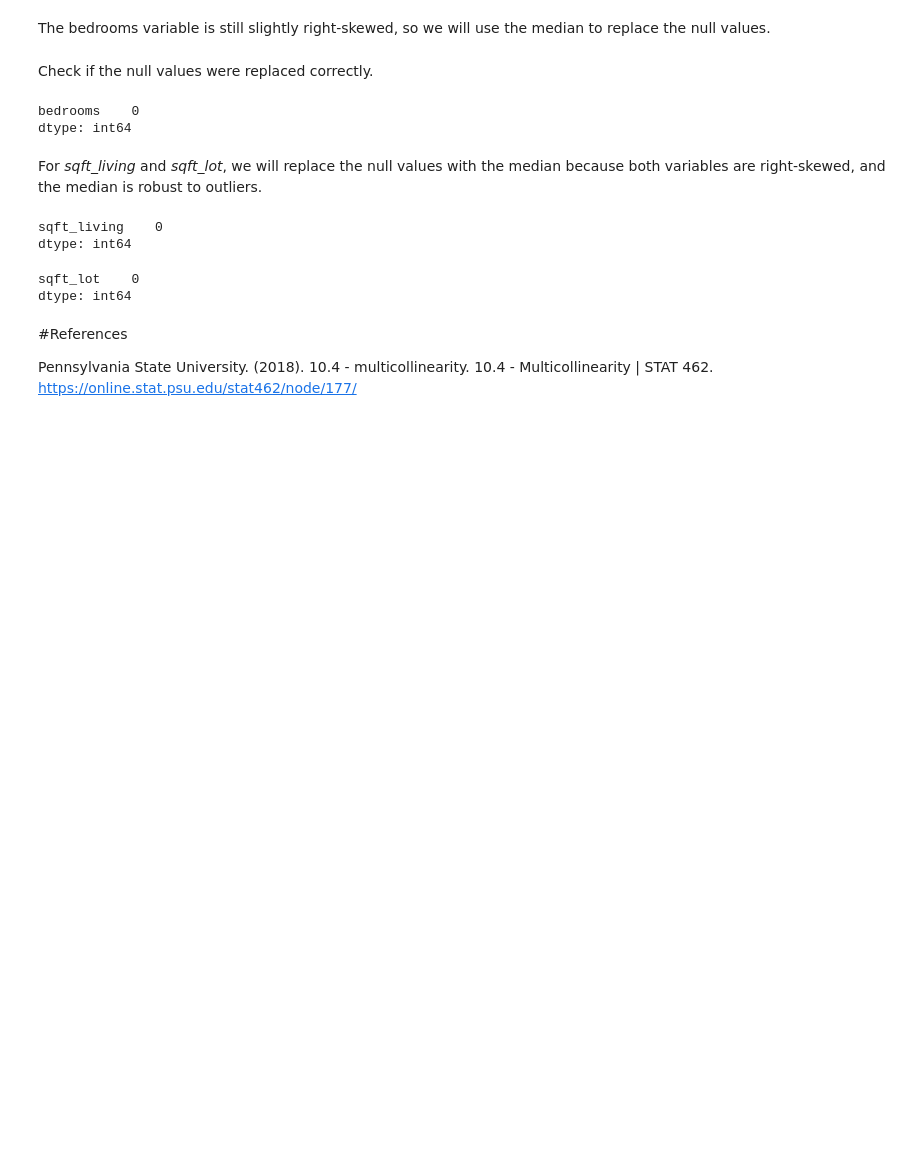
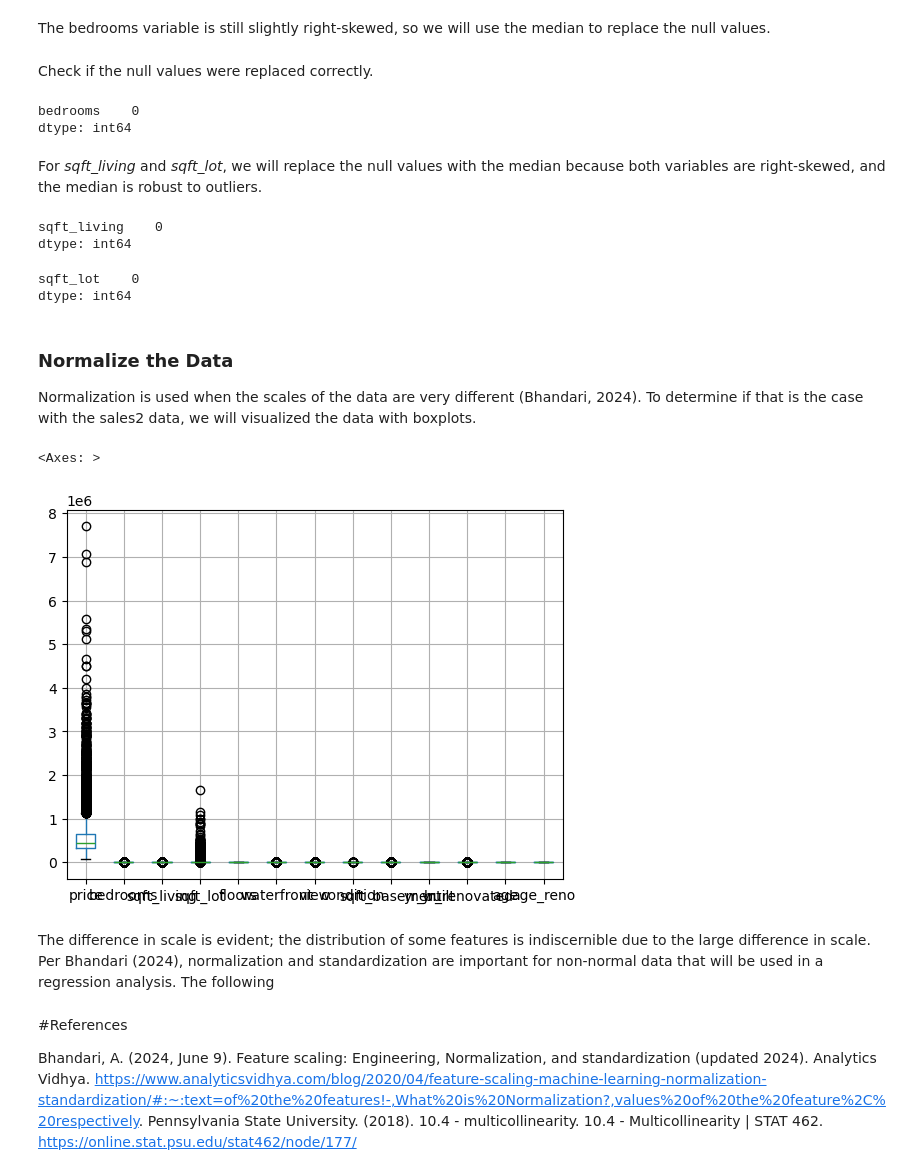
Before and after one commit to celdev-1190/ads500b, a Jupyter notebook: house_sales_regression.ipynb, the cells around one changed output. Drawn from its saved outputs; the diff is of its cells as text; code cells hidden in the pictures; blank space fills up the shorter version.

Commit message:
Added section for normalization, boxplots for all features, and added new information and reference from Analytics Vidhya.

```diff
--- a/house_sales_regression.ipynb
+++ b/house_sales_regression.ipynb
@@ -429,7 +430,19 @@ sales2[['sqft_lot']].isnull().sum()
 # %% [output]
 sqft_lot    0
 dtype: int64
+# %% [markdown]
+### Normalize the Data
+
+Normalization is used when the scales of the data are very different (Bhandari, 2024). To determine if that is the case with the sales2 data, we will visualized the data with boxplots.
+# %%
+sales2.boxplot()
+# %% [output]
+<Axes: >
+[figure, added]
+# %% [markdown]
+The difference in scale is evident; the distribution of some features is indiscernible due to the large difference in scale. Per Bhandari (2024), normalization and standardization are important for non-normal data that will be used in a regression analysis. The following
 # %% [markdown]
 #References
 
+Bhandari, A. (2024, June 9). Feature scaling: Engineering, Normalization, and standardization (updated 2024). Analytics Vidhya. https://www.analyticsvidhya.com/blog/2020/04/feature-scaling-machine-learning-normalization-standardization/#:~:text=of%20the%20features!-,What%20is%20Normalization?,values%20of%20the%20feature%2C%20respectively.
 Pennsylvania State University. (2018). 10.4 - multicollinearity. 10.4 - Multicollinearity | STAT 462. https://online.stat.psu.edu/stat462/node/177/
```
Also changed, not shown: parts of 1 cell of this notebook.
